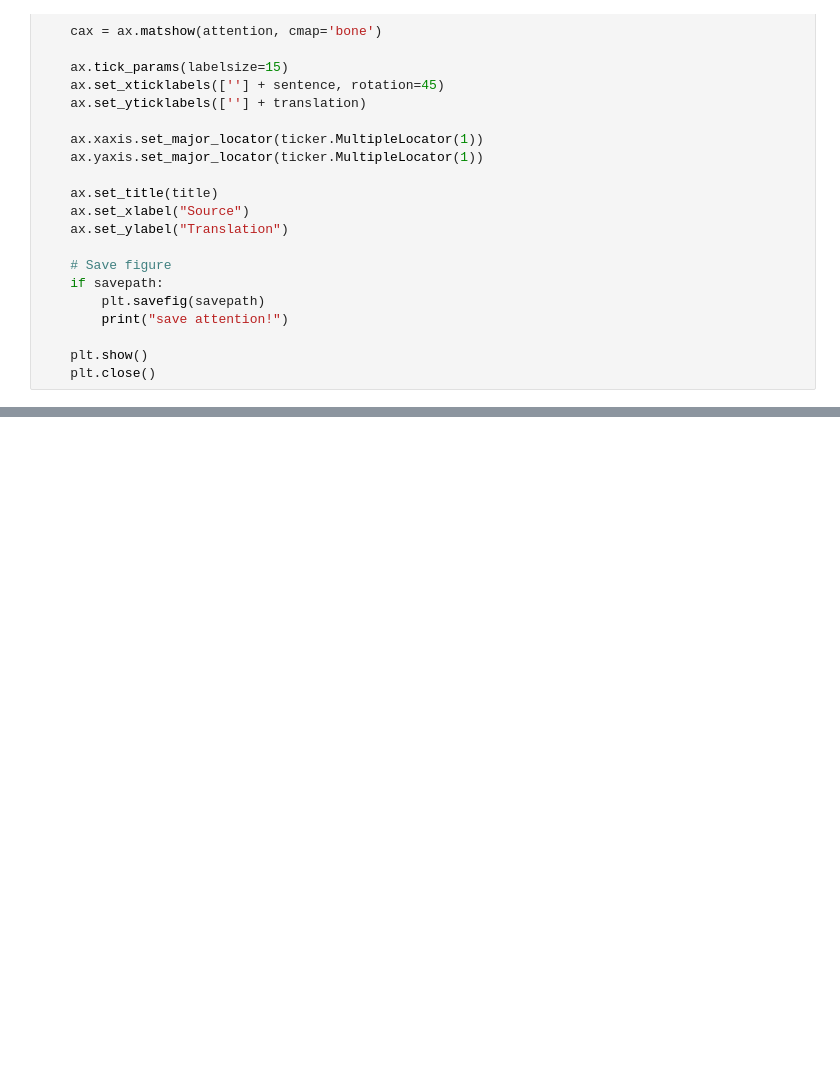
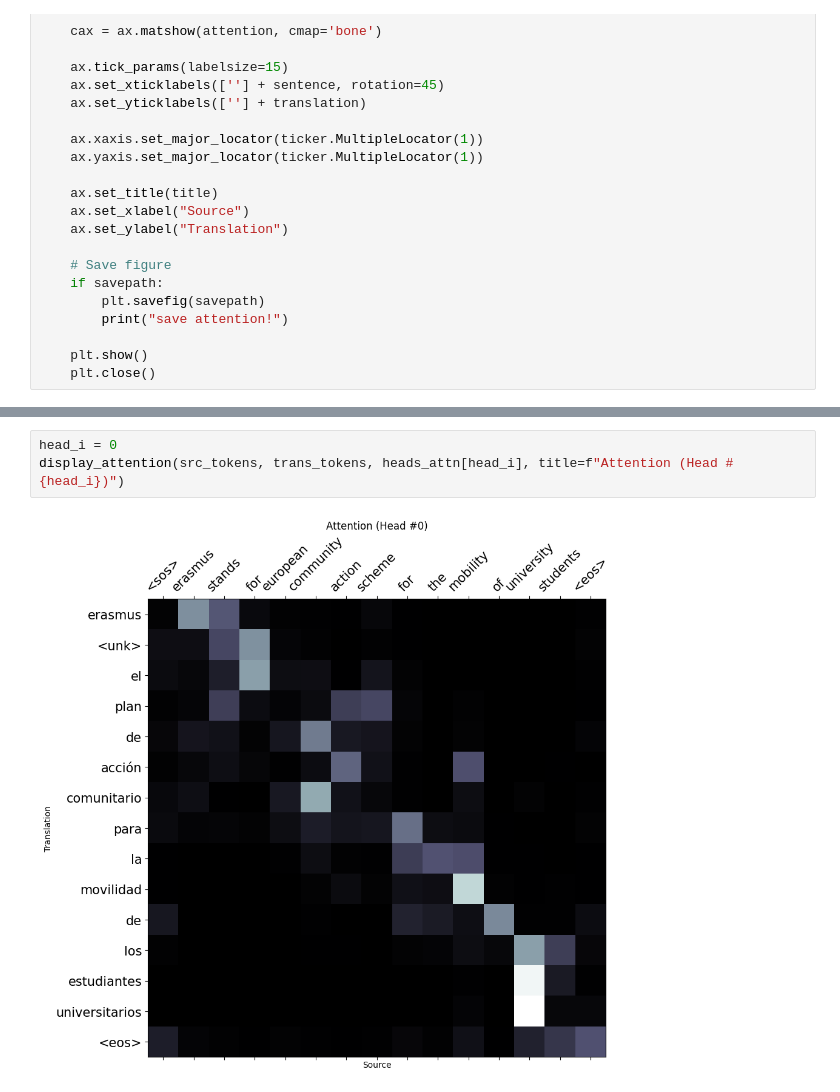
Before and after one commit to salvacarrion/mltests-old, a Jupyter notebook: seq2seq/transformers/jupyters/2_test.ipynb, the cells around one changed output, grey strips where cells are left out. Drawn from its saved outputs; the diff is of its cells as text; blank space fills up the shorter version.

```diff
--- a/seq2seq/transformers/jupyters/2_test.ipynb
+++ b/seq2seq/transformers/jupyters/2_test.ipynb
@@ -158,0 +173,5 @@ for i, attn_head in enumerate(heads_attn):  # Batch zero
+# %%
+head_i = 0
+display_attention(src_tokens, trans_tokens, heads_attn[head_i], title=f"Attention (Head #{head_i})")
+# %% [output]
+[figure, added]
```
Also changed, not shown: parts of 23 cells of this notebook.
